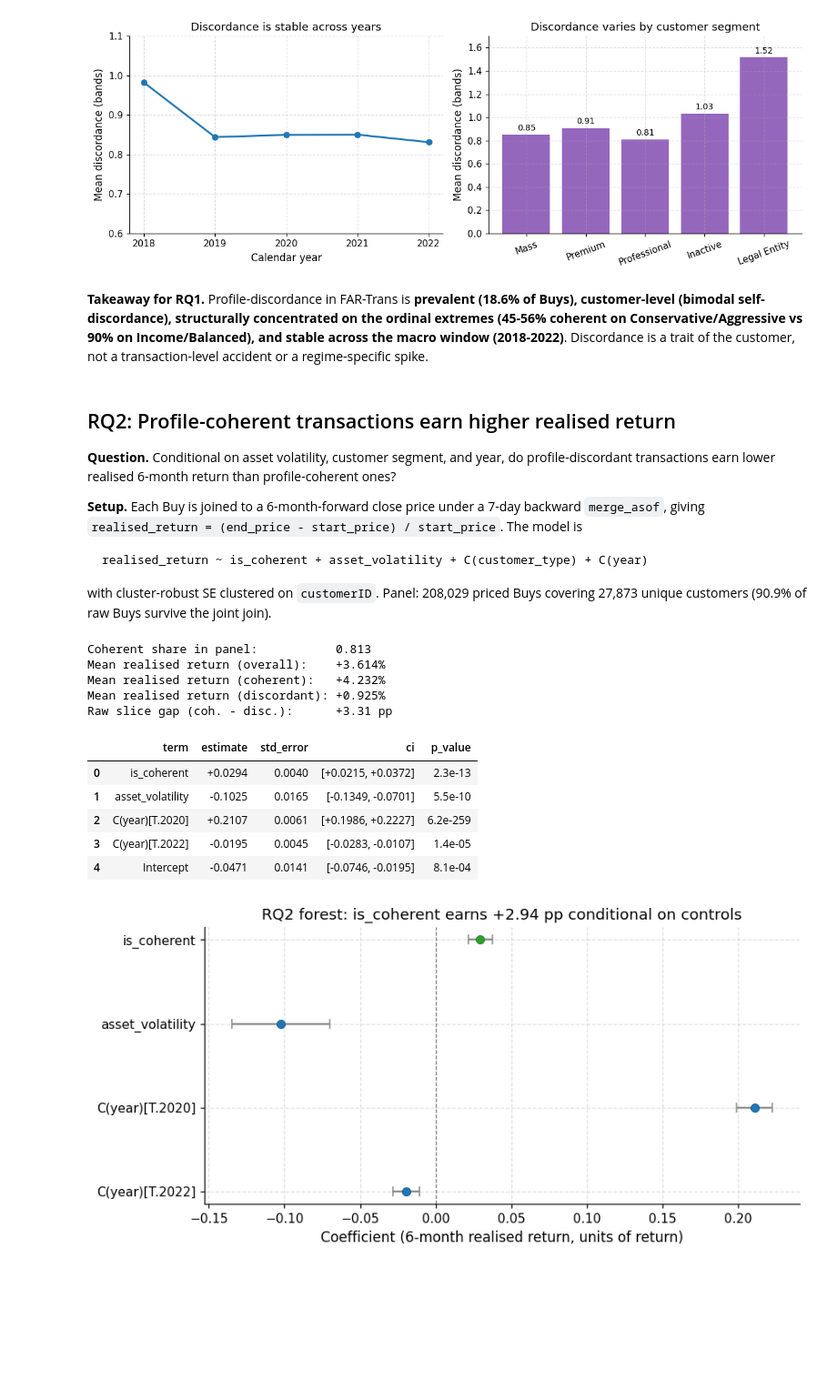
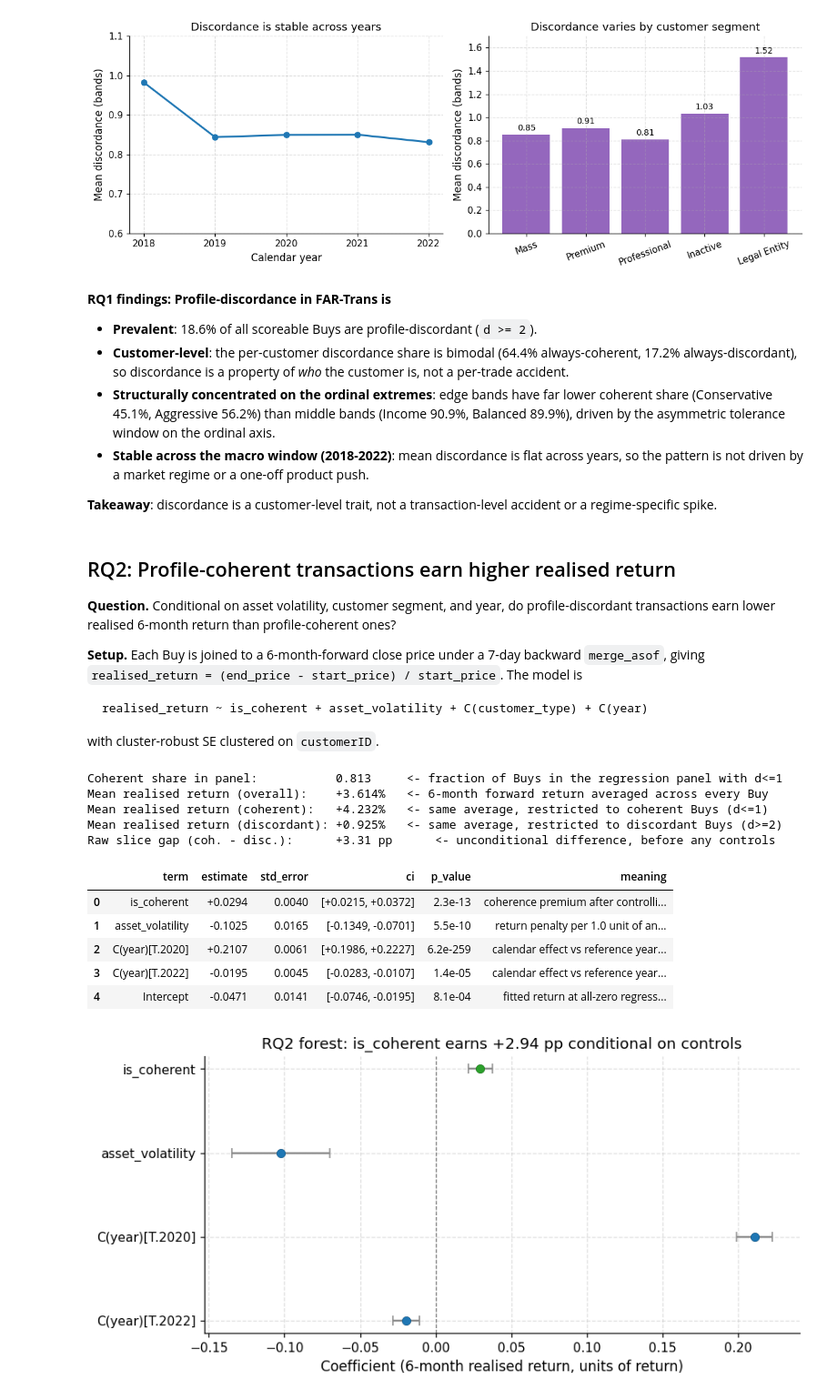
Before and after one commit to Samthesimpsons/Risk-Based-Segmentation-for-FAR, a Jupyter notebook: notebooks/thesis_presentation.ipynb, the cells around one changed output. Shown at 91% size. Cells and saved outputs as stored; diff of their text form; code cells hidden in the pictures; blank space fills up the shorter version.

````diff
--- a/notebooks/thesis_presentation.ipynb
+++ b/notebooks/thesis_presentation.ipynb
@@ -306,7 +273,21 @@ plt.show()
 # %% [output]
 [figure]
 # %% [markdown]
-**Takeaway for RQ1.** Profile-discordance in FAR-Trans is **prevalent (18.6% of Buys), customer-level (bimodal self-discordance), structurally concentrated on the ordinal extremes (45-56% coherent on Conservative/Aggressive vs 90% on Income/Balanced), and stable across the macro window (2018-2022)**. Discordance is a trait of the customer, not a transaction-level accident or a regime-specific spike.
+**RQ1 findings: Profile-discordance in FAR-Trans is**
+
+- **Prevalent**: 18.6% of all scoreable Buys are profile-discordant (`d >= 2`).
+- **Customer-level**: the per-customer discordance share is bimodal
+(64.4% always-coherent, 17.2% always-discordant), so discordance is a
+property of *who* the customer is, not a per-trade accident.
+- **Structurally concentrated on the ordinal extremes**: edge bands
+have far lower coherent share (Conservative 45.1%, Aggressive 56.2%)
+than middle bands (Income 90.9%, Balanced 89.9%), driven by the
+asymmetric tolerance window on the ordinal axis.
+- **Stable across the macro window (2018-2022)**: mean discordance is
+flat across years, so the pattern is not driven by a market regime or
+a one-off product push.
+
+**Takeaway**: discordance is a customer-level trait, not a transaction-level accident or a regime-specific spike.
 # %% [markdown]
 ## RQ2: Profile-coherent transactions earn higher realised return
 
@@ -318,51 +299,75 @@ plt.show()
 realised_return ~ is_coherent + asset_volatility + C(customer_type) + C(year)
 ```
 
-with cluster-robust SE clustered on `customerID`. Panel: 208,029 priced Buys covering 27,873 unique customers (90.9% of raw Buys survive the joint join).
+with cluster-robust SE clustered on `customerID`.
 # %%
 coefficients = pd.read_csv(RQ2_DIRECTORY / "coefficients.csv")
 with open(RQ2_DIRECTORY / "summary.json") as fh:
     rq2_summary = json.load(fh)
+
+coherent_mean = rq2_summary["mean_realised_return_coherent"]
+discordant_mean = rq2_summary["mean_realised_return_discordant"]
+raw_gap_pp = (coherent_mean - discordant_mean) * 100
+
 print(
-    f"Coherent share in panel:           {rq2_summary['coherent_share']:.3f}\n"
-    f"Mean realised return (overall):    {rq2_summary['mean_realised_return_overall']:+.3%}\n"
-    f"Mean realised return (coherent):   {rq2_summary['mean_realised_return_coherent']:+.3%}\n"
-    f"Mean realised return (discordant): {rq2_summary['mean_realised_return_discordant']:+.3%}\n"
-    f"Raw slice gap (coh. - disc.):      {(rq2_summary['mean_realised_return_coherent'] - rq2_summary['mean_realised_return_discordant'])*100:+.2f} pp"
+    f"Coherent share in panel:           {rq2_summary['coherent_share']:.3f}"
+    f"     <- fraction of Buys in the regression panel with d<=1\n"
+    f"Mean realised return (overall):    {rq2_summary['mean_realised_return_overall']:+.3%}"
+    f"   <- 6-month forward return averaged across every Buy\n"
+    f"Mean realised return (coherent):   {coherent_mean:+.3%}"
+    f"   <- same average, restricted to coherent Buys (d<=1)\n"
+    f"Mean realised return (discordant): {discordant_mean:+.3%}"
+    f"   <- same average, restricted to discordant Buys (d>=2)\n"
+    f"Raw slice gap (coh. - disc.):      {raw_gap_pp:+.2f} pp"
+    f"      <- unconditional difference, before any controls"
 )
 
 display_terms = [
     "is_coherent",
     "asset_volatility",
     "C(year)[T.2020]",
     "C(year)[T.2022]",
     "Intercept",
 ]
+term_explanations = {
+    "is_coherent": "coherence premium after controlling for vol, segment, year",
+    "asset_volatility": "return penalty per 1.0 unit of annualised vol (negative = low-vol won)",
+    "C(year)[T.2020]": "calendar effect vs reference year (COVID rebound)",
+    "C(year)[T.2022]": "calendar effect vs reference year (bond / rate-shock drawdown)",
+    "Intercept": "fitted return at all-zero regressors (geometric anchor, not interpretable)",
+}
 filtered = coefficients[coefficients["term"].isin(display_terms)].copy()
 filtered = filtered.set_index("term").reindex(display_terms).reset_index()
+
+
 def fmt_p(p):
     if p < 1e-3:
         return f"{p:.1e}"
     return f"{p:.4f}"
+
+
 filtered_display = filtered.assign(
     estimate=lambda d: d["estimate"].map("{:+.4f}".format),
     std_error=lambda d: d["std_error"].map("{:.4f}".format),
-    ci=lambda d: d.apply(lambda r: f"[{r['ci_lower']:+.4f}, {r['ci_upper']:+.4f}]", axis=1),
+    ci=lambda d: d.apply(
+        lambda r: f"[{r['ci_lower']:+.4f}, {r['ci_upper']:+.4f}]", axis=1
+    ),
     p_value=lambda d: d["p_value"].map(fmt_p),
+    meaning=lambda d: d["term"].map(term_explanations),
 )
-filtered_display[["term", "estimate", "std_error", "ci", "p_value"]]
+filtered_display[["term", "estimate", "std_error", "ci", "p_value", "meaning"]]
 # %% [output]
-Coherent share in panel:           0.813
-Mean realised return (overall):    +3.614%
-Mean realised return (coherent):   +4.232%
-Mean realised return (discordant): +0.925%
-Raw slice gap (coh. - disc.):      +3.31 pp
+Coherent share in panel:           0.813     <- fraction of Buys in the regression panel with d<=1
+Mean realised return (overall):    +3.614%   <- 6-month forward return averaged across every Buy
+Mean realised return (coherent):   +4.232%   <- same average, restricted to coherent Buys (d<=1)
+Mean realised return (discordant): +0.925%   <- same average, restricted to discordant Buys (d>=2)
+Raw slice gap (coh. - disc.):      +3.31 pp      <- unconditional difference, before any controls
-|  | term | estimate | std_error | ci | p_value |
-| 0 | is_coherent | +0.0294 | 0.0040 | [+0.0215, +0.0372] | 2.3e-13 |
-| 1 | asset_volatility | -0.1025 | 0.0165 | [-0.1349, -0.0701] | 5.5e-10 |
-| 2 | C(year)[T.2020] | +0.2107 | 0.0061 | [+0.1986, +0.2227] | 6.2e-259 |
-| 3 | C(year)[T.2022] | -0.0195 | 0.0045 | [-0.0283, -0.0107] | 1.4e-05 |
-| 4 | Intercept | -0.0471 | 0.0141 | [-0.0746, -0.0195] | 8.1e-04 |
+|  | term | estimate | std_error | ci | p_value | meaning |
+| 0 | is_coherent | +0.0294 | 0.0040 | [+0.0215, +0.0372] | 2.3e-13 | coherence premium after controlli... |
+| 1 | asset_volatility | -0.1025 | 0.0165 | [-0.1349, -0.0701] | 5.5e-10 | return penalty per 1.0 unit of an... |
+| 2 | C(year)[T.2020] | +0.2107 | 0.0061 | [+0.1986, +0.2227] | 6.2e-259 | calendar effect vs reference year... |
+| 3 | C(year)[T.2022] | -0.0195 | 0.0045 | [-0.0283, -0.0107] | 1.4e-05 | calendar effect vs reference year... |
+| 4 | Intercept | -0.0471 | 0.0141 | [-0.0746, -0.0195] | 8.1e-04 | fitted return at all-zero regress... |
 # %%
 key_rows = coefficients[coefficients["term"].isin([
     "is_coherent", "asset_volatility",
````
Also changed, not shown: parts of 12 cells of this notebook, 1 other file.
